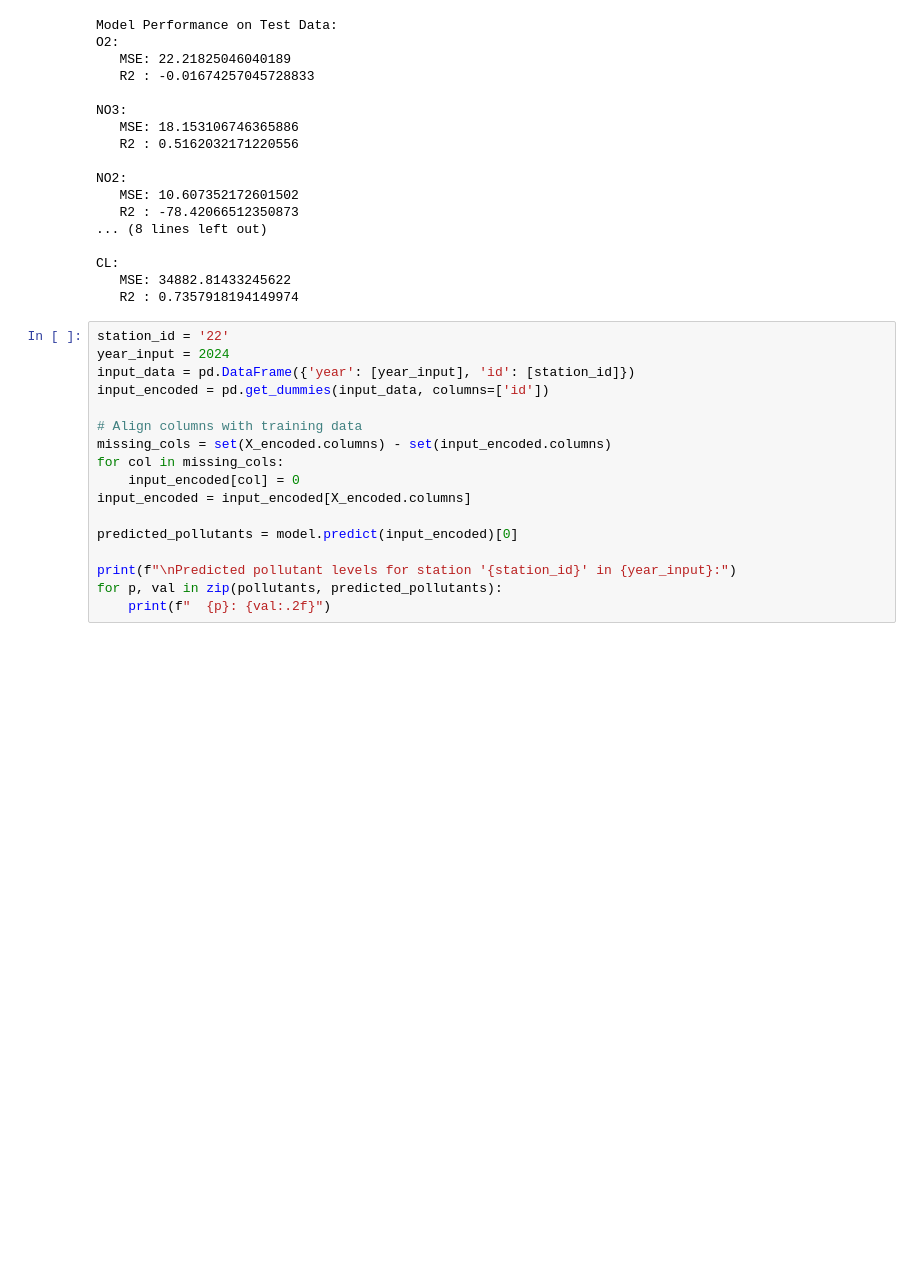
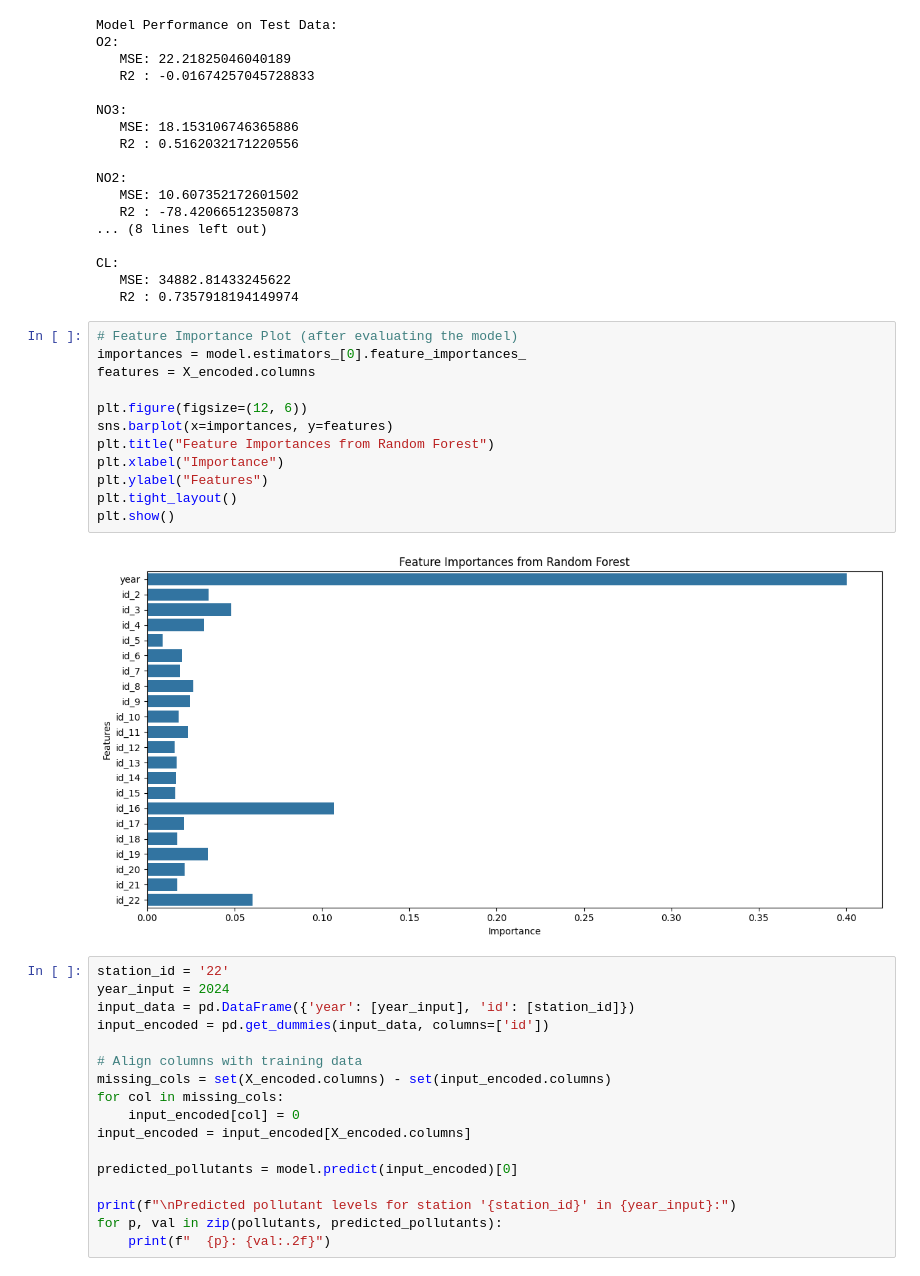
Before and after one commit to Srikethanreddyganji/water-quality-prediction, a Jupyter notebook: Water_Quality.ipynb, the cells around one changed output. Drawn from its saved outputs; the diff is of its cells as text; blank space fills up the shorter version.

```diff
--- a/Water_Quality.ipynb
+++ b/Water_Quality.ipynb
@@ -143,6 +171,20 @@ NO2:
 CL:
    MSE: 34882.81433245622
    R2 : 0.7357918194149974
+# %%
+# Feature Importance Plot (after evaluating the model)
+importances = model.estimators_[0].feature_importances_
+features = X_encoded.columns
+
+plt.figure(figsize=(12, 6))
+sns.barplot(x=importances, y=features)
+plt.title("Feature Importances from Random Forest")
+plt.xlabel("Importance")
+plt.ylabel("Features")
+plt.tight_layout()
+plt.show()
+# %% [output]
+[figure, added]
 # %%
 station_id = '22'
 year_input = 2024
```
Also changed, not shown: parts of 1 cell of this notebook.
